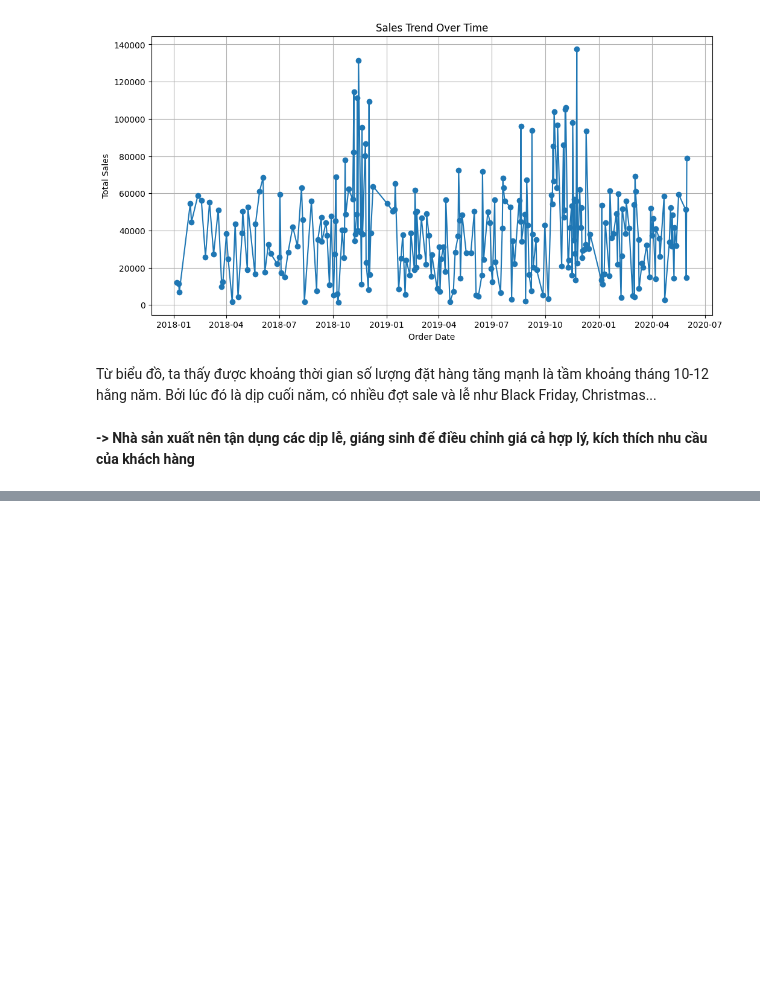
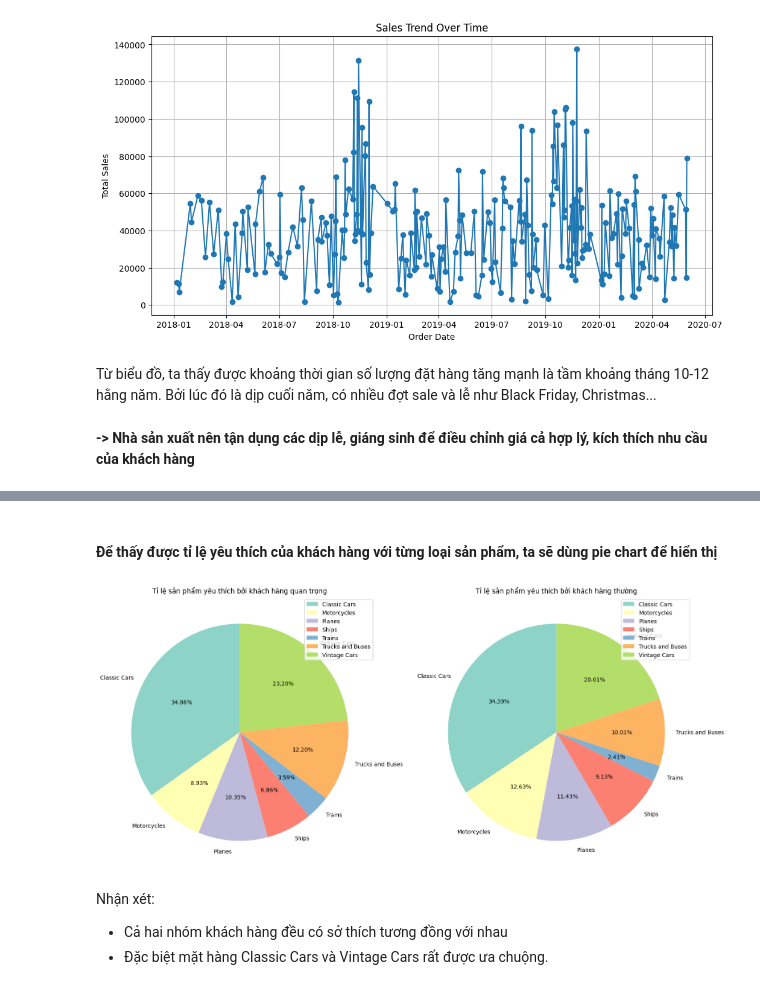
Before and after one commit to fabyanbui/Programming4DS_FinalProject, a Jupyter notebook: notebooks/3.2-eda.ipynb, the cells around one changed output, grey strips where cells are left out. Cells and saved outputs as stored; diff of their text form; code cells hidden in the pictures; blank space fills up the shorter version.

```diff
--- a/notebooks/3.2-eda.ipynb
+++ b/notebooks/3.2-eda.ipynb
@@ -165,0 +238,33 @@ processed_df['customer_name'].nunique()
+# %% [markdown]
+#### Để thấy được tỉ lệ yêu thích của khách hàng với từng loại sản phẩm, ta sẽ dùng pie chart để hiển thị
+# %%
+important = product_line_counts[product_line_counts['Segment'] == 'Important Value Customer']
+general = product_line_counts[product_line_counts['Segment'] == 'General Value Customer']
+
+kwrangs = {
+    'autopct': '%1.2f%%',
+    'startangle': 90,
+    'colors': sns.color_palette('Set3'),
+}
+
+# Pie chart cho nhóm Khách hàng quan trọng
+plt.figure(figsize=(16,8))
+plt.subplot(1, 2, 1)
+plt.pie(important['Count'], labels=important['productline'], **kwrangs)
+plt.title('Tỉ lệ sản phẩm yêu thích bởi khách hàng quan trọng')
+plt.legend()
+
+# Pie chart cho nhóm Khách hàng thường
+plt.subplot(1, 2, 2)
+plt.pie(general['Count'], labels=general['productline'], **kwrangs)
+plt.title('Tỉ lệ sản phẩm yêu thích bởi khách hàng thường')
+plt.legend()
+
+plt.tight_layout()
+plt.show()
+# %% [output]
+[figure, added]
+# %% [markdown]
+Nhận xét:
+- Cả hai nhóm khách hàng đều có sở thích tương đồng với nhau
+- Đặc biệt mặt hàng Classic Cars và Vintage Cars rất được ưa chuộng.
```
Also changed, not shown: parts of 24 cells of this notebook, 1 other file.
